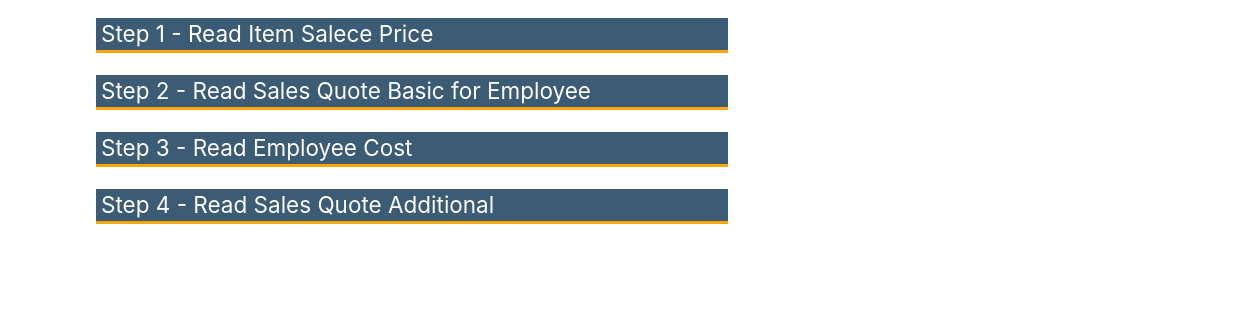
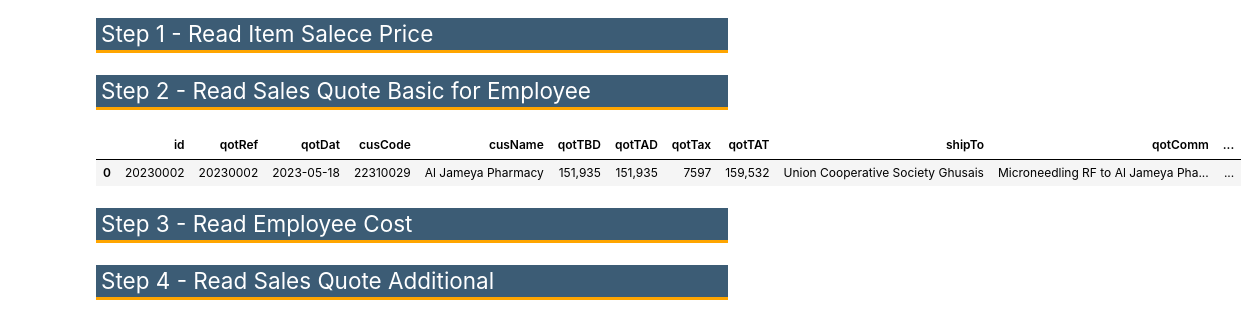
Before and after one commit to imranulhaquee/BaseERP-CSV, a Jupyter notebook: fa. Customer.ipynb, the cells around one changed output. Cells and saved outputs as stored; diff of their text form; code cells hidden in the pictures; blank space fills up the shorter version.

```diff
--- a/fa. Customer.ipynb
+++ b/fa. Customer.ipynb
@@ -434,7 +434,10 @@ SPList = {item['itmCode']: item['uPrice'] for item in SP} # Extract desired valu
 <p style="font-size:1.5em; color:white; padding:5px; border-bottom: 3px solid orange; background: #3c5c75; margin: 25px 0 -7px 0;">
 Step 2 - Read Sales Quote Basic for Employee  </p>
 # %%
-pk = "20230003"
+pk = "20230002"
 queryBasic = f'SELECT * FROM "F1_Sales_qotBasic" WHERE qotRef = {pk}'
 qotBasic = pd.read_sql(queryBasic, con=engine)
-empCode = int(qotBasic['salPer'][0]) #get employee code
+qotBasic
+# %% [output]
+|  | id | qotRef | qotDat | cusCode | cusName | qotTBD | qotTAD | qotTax | qotTAT | shipTo | qotComm | ... |
+| 0 | 20230002 | 20230002 | 2023-05-18 | 22310029 | Al Jameya Pharmacy | 151,935 | 151,935 | 7597 | 159,532 | Union Cooperative Society Ghusais | Microneedling RF to Al Jameya Pha... | ... |
```
Also changed, not shown: parts of 3 cells of this notebook, 35 other files.
